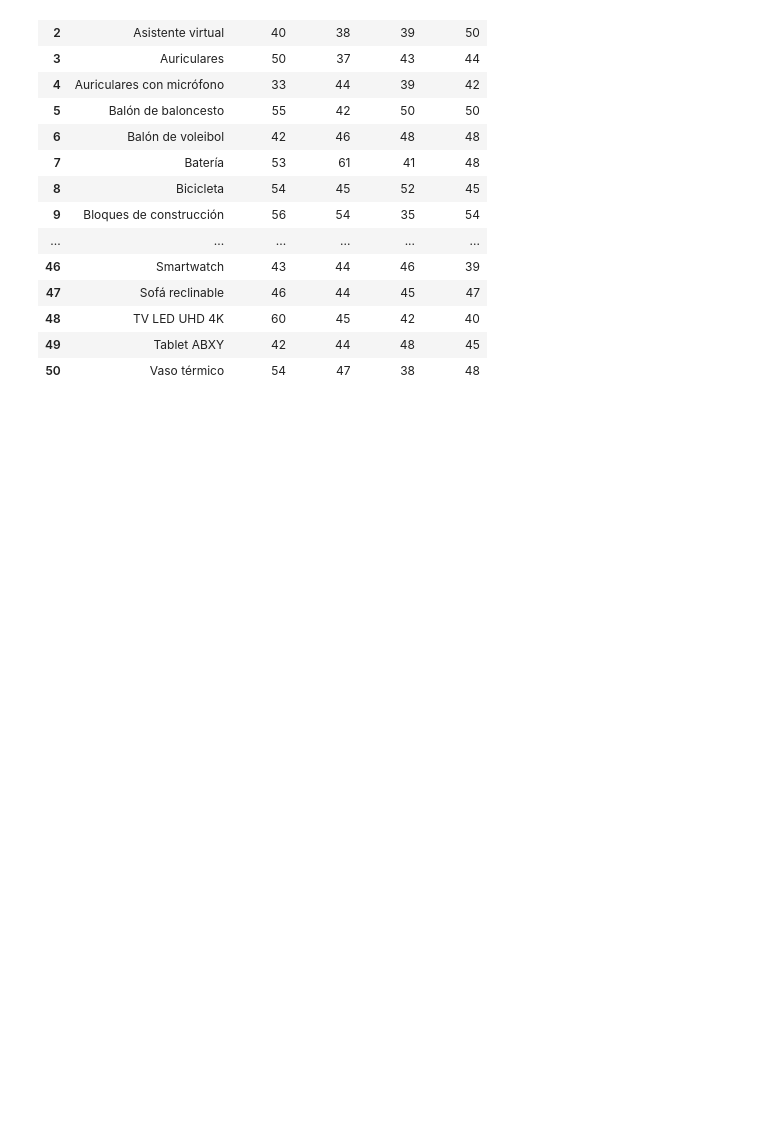
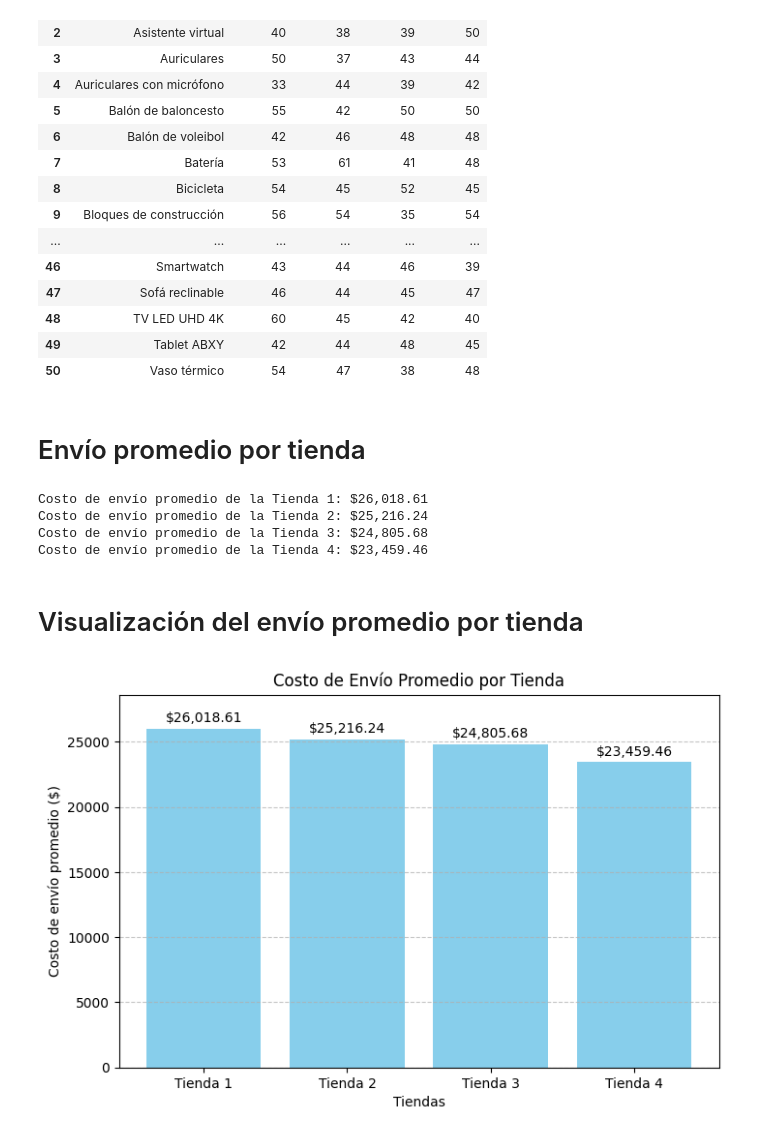
Before and after one commit to rominarg/Challenge_Alura_Store, a Jupyter notebook: Challenge_Alura_Store.ipynb, the cells around one changed output. Drawn from its saved outputs; the diff is of its cells as text; code cells hidden in the pictures; blank space fills up the shorter version.

```diff
--- a/Challenge_Alura_Store.ipynb
+++ b/Challenge_Alura_Store.ipynb
@@ -423,3 +428,46 @@ tabla_productos
 | 48 | TV LED UHD 4K | 60 | 45 | 42 | 40 |
 | 49 | Tablet ABXY | 42 | 44 | 48 | 45 |
 | 50 | Vaso térmico | 54 | 47 | 38 | 48 |
+# %% [markdown]
+# Envío promedio por tienda
+# %%
+# Lista donde guardaremos los promedios
+envio_promedio_por_tienda = []
+
+# Recorremos cada tienda y calculamos el promedio de envío
+for idx, tienda in enumerate(lista_tiendas, start=1):
+    promedio_envio = sum(tienda["Costo de envío"]) / len(tienda["Costo de envío"])
+    envio_promedio_por_tienda.append(promedio_envio)
+    print(f"Costo de envío promedio de la Tienda {idx}: ${promedio_envio:,.2f}")
+# %% [output]
+Costo de envío promedio de la Tienda 1: $26,018.61
+Costo de envío promedio de la Tienda 2: $25,216.24
+Costo de envío promedio de la Tienda 3: $24,805.68
+Costo de envío promedio de la Tienda 4: $23,459.46
+# %% [markdown]
+# Visualización del envío promedio por tienda
+# %%
+import matplotlib.pyplot as plt
+
+# Suponiendo que ya tenemos la lista de promedios
+# envio_promedio_por_tienda = [26018.61, 25216.24, 24805.68, 23459.46]
+
+# Nombres de las tiendas
+nombres_tiendas = [f"Tienda {i}" for i in range(1, len(envio_promedio_por_tienda)+1)]
+
+# Crear gráfico de barras
+plt.figure(figsize=(8,5))
+plt.bar(nombres_tiendas, envio_promedio_por_tienda, color='skyblue')
+plt.title("Costo de Envío Promedio por Tienda")
+plt.xlabel("Tiendas")
+plt.ylabel("Costo de envío promedio ($)")
+plt.ylim(0, max(envio_promedio_por_tienda)*1.1)  # un poco más de espacio arriba
+plt.grid(axis='y', linestyle='--', alpha=0.7)
+
+# Mostrar valores encima de cada barra
+for i, valor in enumerate(envio_promedio_por_tienda):
+    plt.text(i, valor + 500, f"${valor:,.2f}", ha='center')
+
+plt.show()
+# %% [output]
+[figure, added]
```
Also changed, not shown: parts of 3 cells of this notebook.
